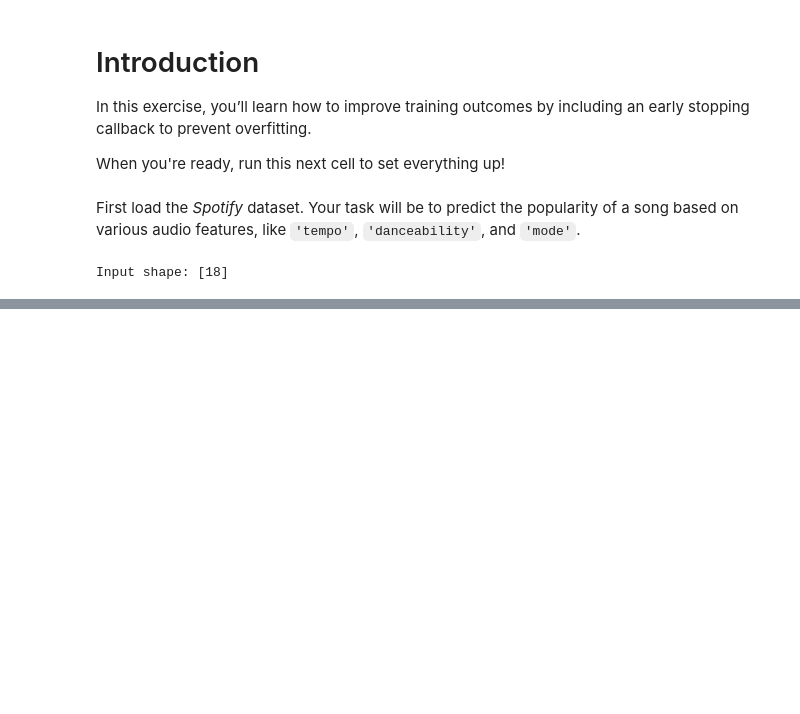
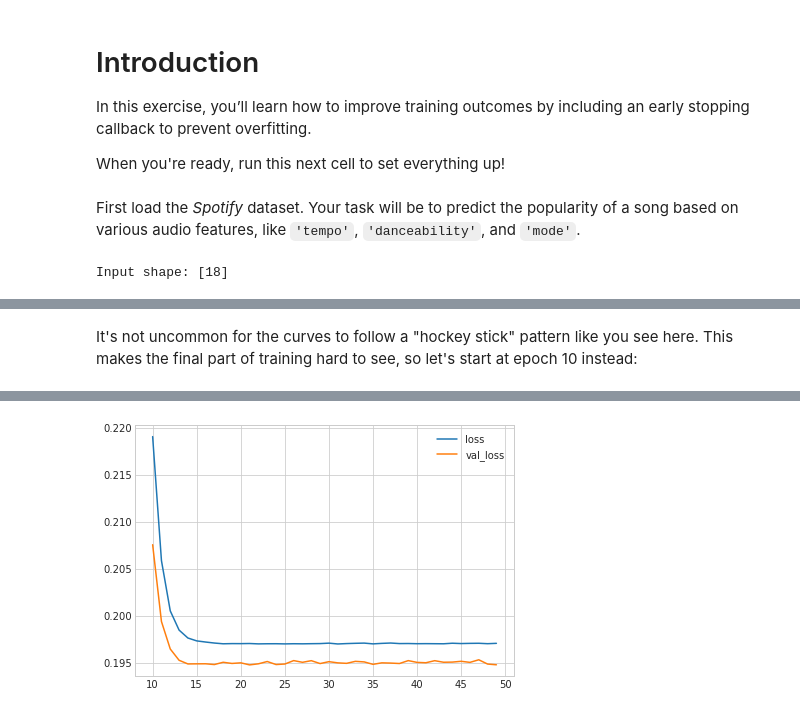
Before and after one commit to kemirandad/intro_deep_learning, a Jupyter notebook: notebooks/Exercise: Overfitting and Underfitting.ipynb, the cells around one changed output, grey strips where cells are left out. Cells and saved outputs as stored; diff of their text form; code cells hidden in the pictures; blank space fills up the shorter version.

```diff
--- a/notebooks/Exercise: Overfitting and Underfitting.ipynb
+++ b/notebooks/Exercise: Overfitting and Underfitting.ipynb
@@ -61,0 +93,7 @@ Input shape: [18]
+# %% [markdown]
+It's not uncommon for the curves to follow a "hockey stick" pattern like you see here. This makes the final part of training hard to see, so let's start at epoch 10 instead:
+# %%
+# Start the plot at epoch 10
+history_df.loc[10:, ['loss', 'val_loss']].plot()
+print("Minimum Validation Loss: {:0.4f}".format(history_df['val_loss'].min()));
+# %% [output]
@@ -61,0 +101 @@ Input shape: [18]
+[figure, added]
```
Also changed, not shown: parts of 16 cells of this notebook, 2 other files.
